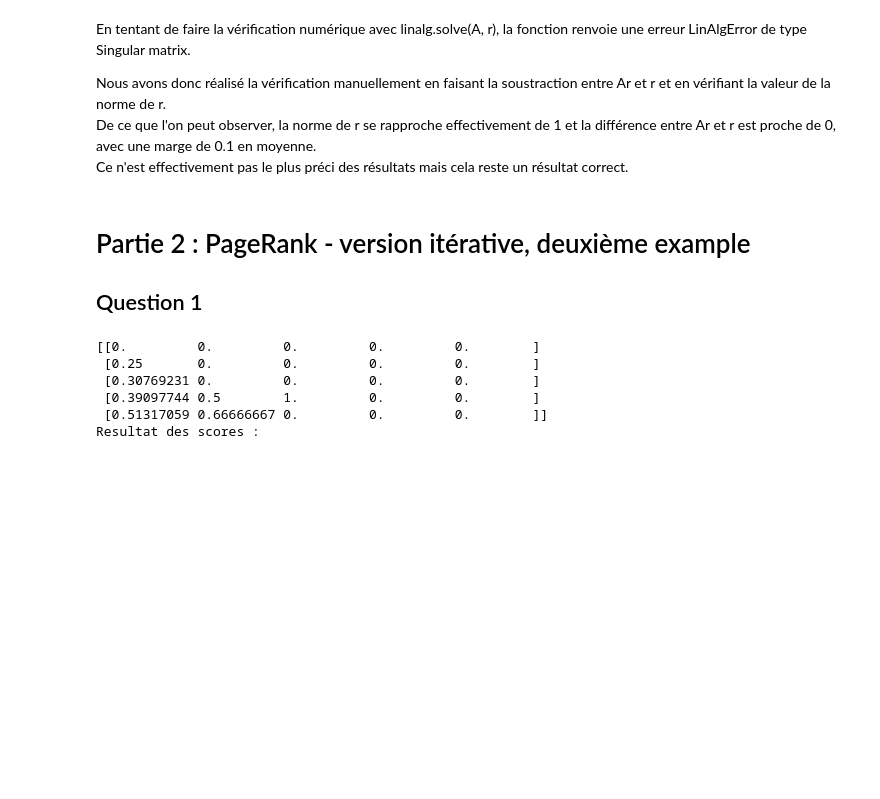
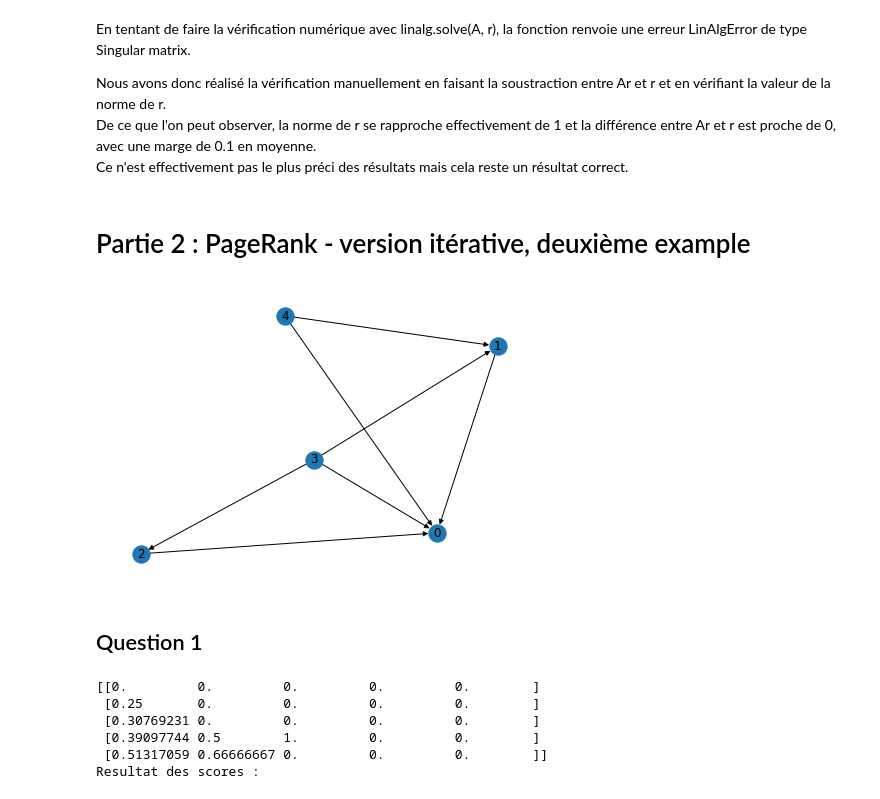
Before and after one commit to Giro4c/SAE2.02-PageRank, a Jupyter notebook: Partie 1.ipynb, the cells around one changed output. Cells and saved outputs as stored; diff of their text form; code cells hidden in the pictures; blank space fills up the shorter version.

```diff
--- a/Partie 1.ipynb
+++ b/Partie 1.ipynb
@@ -133,5 +142,19 @@ De ce que l'on peut observer, la norme de r se rapproche effectivement de 1 et l
 Ce n'est effectivement pas le plus préci des résultats mais cela reste un résultat correct.
 # %% [markdown]
 # Partie 2 : PageRank - version itérative, deuxième example
-## Question 1
+# %%
+B = array([[0.0,0.0,0.0,0.0,0.0],
+[1.0,0.0,0.0,0.0,0.0],
+[1.0,0.0,0.0,0.0,0.0],
+[1.0,1.0,1.0,0.0,0.0],
+[1.0,1.0,0.0,0.0,0.0]])
+
+G2 = nx.DiGraph(B)
+pos = nx.circular_layout(G2)
+nx.draw(G2,with_labels=True)
+plt.show()
+# %% [output]
+[figure, added]
+# %% [markdown]
+## Question 1
 # %%
```
Also changed, not shown: parts of 14 cells of this notebook, 1 other file.
